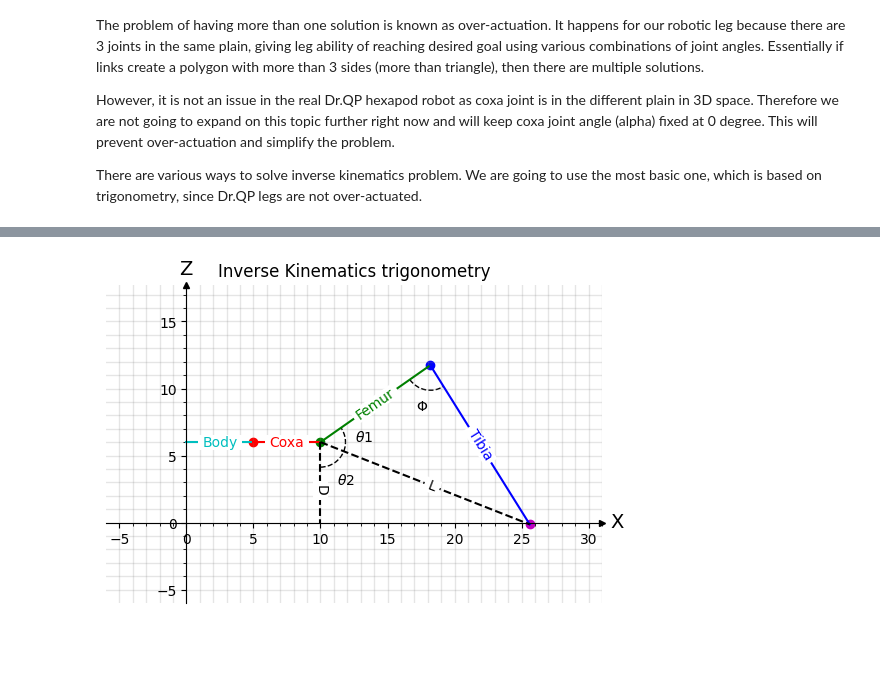
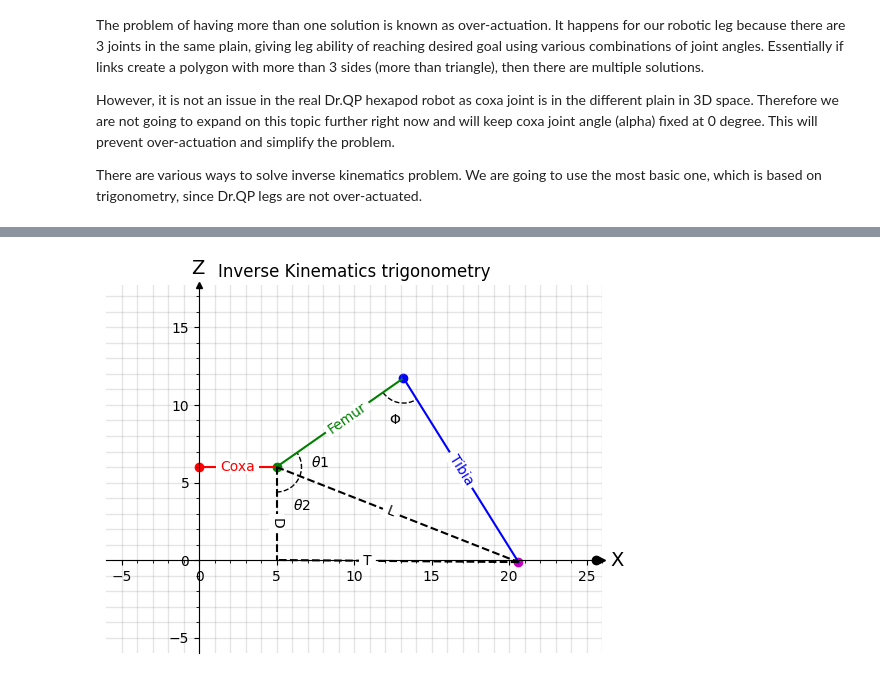
Before and after one commit to Dr-QP/Dr.QP, a Jupyter notebook: packages/runtime/drqp_brain/notebooks/getting_started_with_robot_ik.ipynb, the cells around one changed output, grey strips where cells are left out. Saved outputs shown, nothing was run; the diff lists cells and outputs as text; code cells hidden in the pictures; blank space fills up the shorter version.

Commit message:
define inverse kinematics template add foot target and T line start writing description of inverse kinematics

```diff
--- a/packages/runtime/drqp_brain/notebooks/getting_started_with_robot_ik.ipynb
+++ b/packages/runtime/drqp_brain/notebooks/getting_started_with_robot_ik.ipynb
@@ -177,15 +181,49 @@ There are various ways to solve inverse kinematics problem. We are going to use
 from inline_labels import add_inline_labels
 from plotting import AngleAnnotation
 
-model = forward_kinematics(5, 10, 14, 0, 35, -93, start_z=6)
 
-fig, ax, _, _ = plot_leg_with_points(model, 'Inverse Kinematics trigonometry', no_link_labels=True, no_joint_labels=True)
+def inverse_kinematics(coxa_length, femur_length, tibia_length, foot_target):
+    # This is the function that we need to implement
+
+    # These are guessed angles, computed ones should be close to them
+    theta1, theta2, phi = 26.46, 28.54, 273
+    return theta1, theta2, phi
+
+
+foot_target = Point(25.6, 6, label='Foot target')
+
+# Inverse kinematic is defined in terms of leg coordinate frame, so body length is 0
+body_length = 0
+coxa_len = 5
+femur_len = 10
+tibia_len = 14
+
+theta1, theta2, phi = inverse_kinematics(coxa_len, femur_len, tibia_len, foot_target)
+
+beta = 90 - (theta1 + theta2)
+gamma = 180 - phi
+
+model = forward_kinematics(
+    coxa_len,
+    femur_len,
+    tibia_len,
+    alpha,
+    beta,
+    gamma,
+    start_z=foot_target.y,
+    body_length=body_length,
+)
+
+fig, ax, _, _ = plot_leg_with_points(
+    model, 'Inverse Kinematics trigonometry', no_link_labels=True, no_joint_labels=True
+)
 
 body, coxa, femur, tibia = model
 d_end = Point(coxa.end.x, 0)
 ax.plot(*zip(coxa.end, tibia.end), 'k--', label='L')
 ax.plot(*zip(coxa.end, d_end), 'k--', label='D')
-
+ax.plot(*zip(tibia.end, d_end), 'k--', label='T')
+ax.scatter(foot_target.x, body.start.y - foot_target.y, color='k', label='Foot target')
 
 AngleAnnotation(
     femur.start.numpy(),
@@ -203,32 +241,32 @@ AngleAnnotation(
     coxa.end.numpy(),
     d_end.numpy(),
     tibia.end.numpy(),
     ax=ax,
     size=50,
     text=r'$\theta$2',
     color='k',
     linestyle='--',
     textposition='outside',
     text_kw=dict(fontsize=10, color='k'),
 )
 
 
 AngleAnnotation(
     femur.end.numpy(),
     femur.start.numpy(),
     tibia.end.numpy(),
     ax=ax,
     size=50,
     text=r'$\Phi$',
     color='k',
     linestyle='--',
     textposition='outside',
     text_kw=dict(fontsize=10, color='k'),
 )
 
-ax.legend().remove() # remove legend as labels are added inline
 add_inline_labels(ax, with_overall_progress=False, fontsize='medium')
+ax.legend().remove()  # remove legend as labels are added inline
 
 pass
 # %% [output]
-[figure, old version]
+[figure, new version]
```
Also changed, not shown: parts of 3 cells of this notebook, 1 other file.
